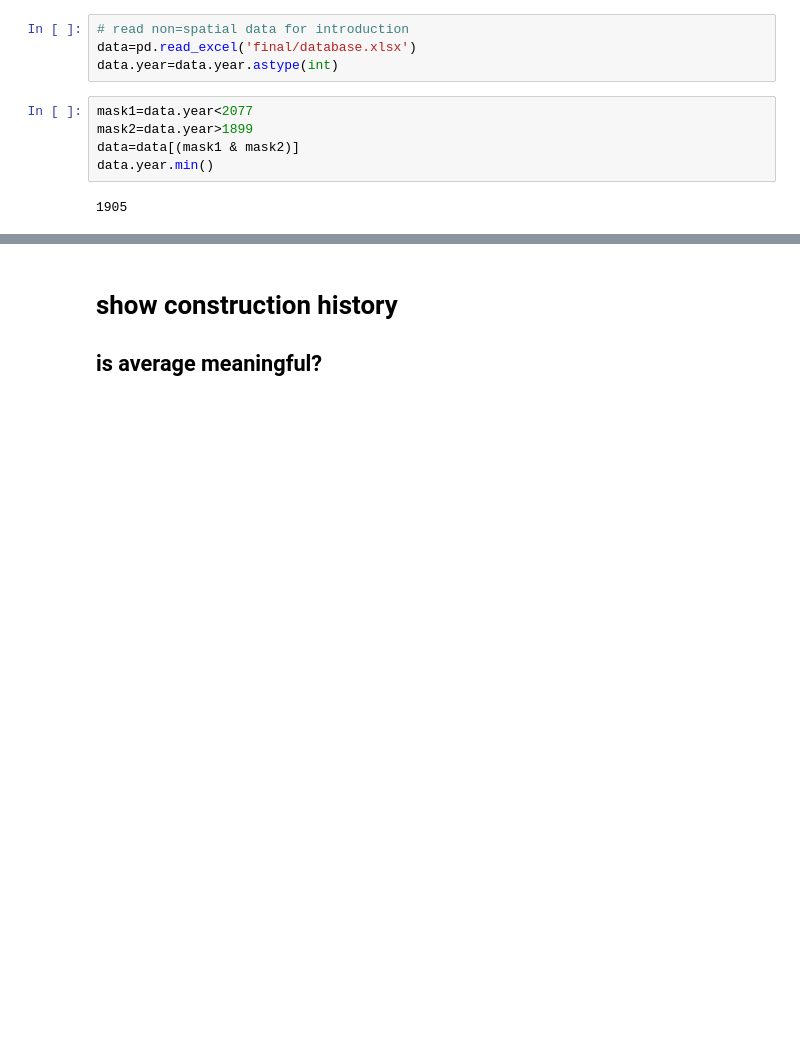
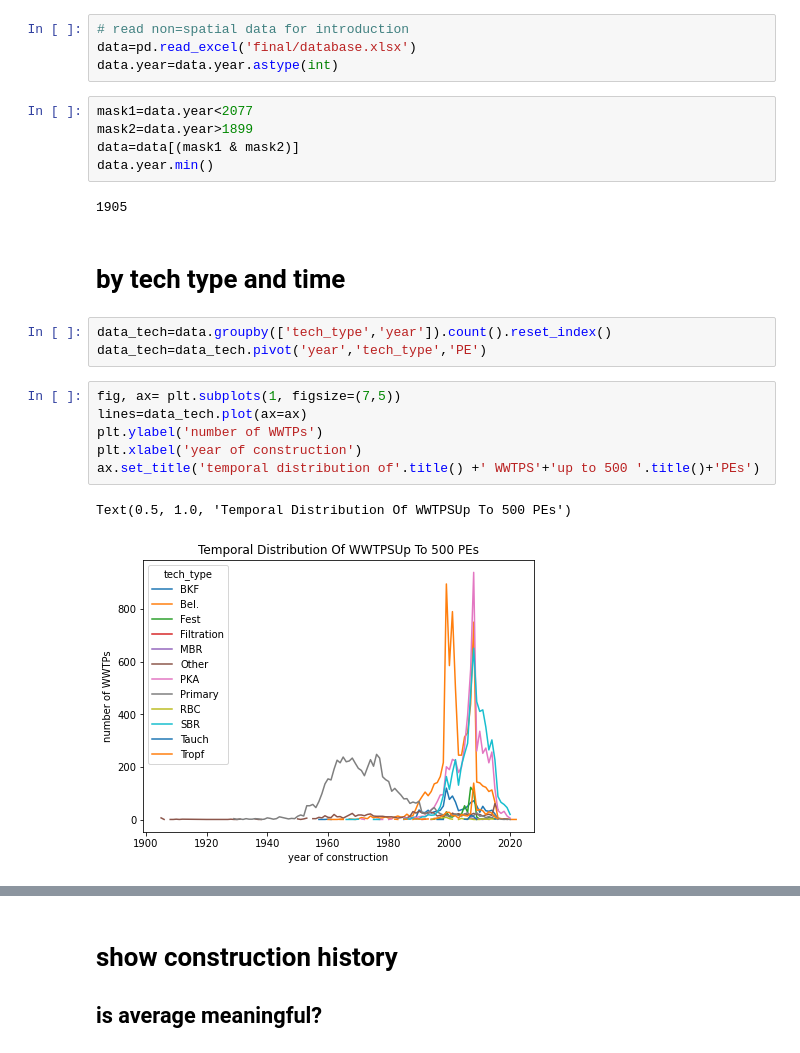
Before and after one commit to anakarpow/Locating-small-wastewater-systems-in-Austria, a Jupyter notebook: unify_graphs.ipynb, the cells around one changed output, grey strips where cells are left out. Saved outputs shown, nothing was run; the diff lists cells and outputs as text; blank space fills up the shorter version.

```diff
--- a/unify_graphs.ipynb
+++ b/unify_graphs.ipynb
@@ -18,3 +18,17 @@ data=data[(mask1 & mask2)]
 data.year.min()
 # %% [output]
 1905
+# %% [markdown]
+# by tech type and time
+# %%
+data_tech=data.groupby(['tech_type','year']).count().reset_index()
+data_tech=data_tech.pivot('year','tech_type','PE')
+# %%
+fig, ax= plt.subplots(1, figsize=(7,5))
+lines=data_tech.plot(ax=ax)
+plt.ylabel('number of WWTPs')
+plt.xlabel('year of construction')
+ax.set_title('temporal distribution of'.title() +' WWTPS'+'up to 500 '.title()+'PEs')
+# %% [output]
+Text(0.5, 1.0, 'Temporal Distribution Of WWTPSUp To 500 PEs')
+[figure, added]
```
Also changed, not shown: parts of 6 cells of this notebook, 6 other files.
